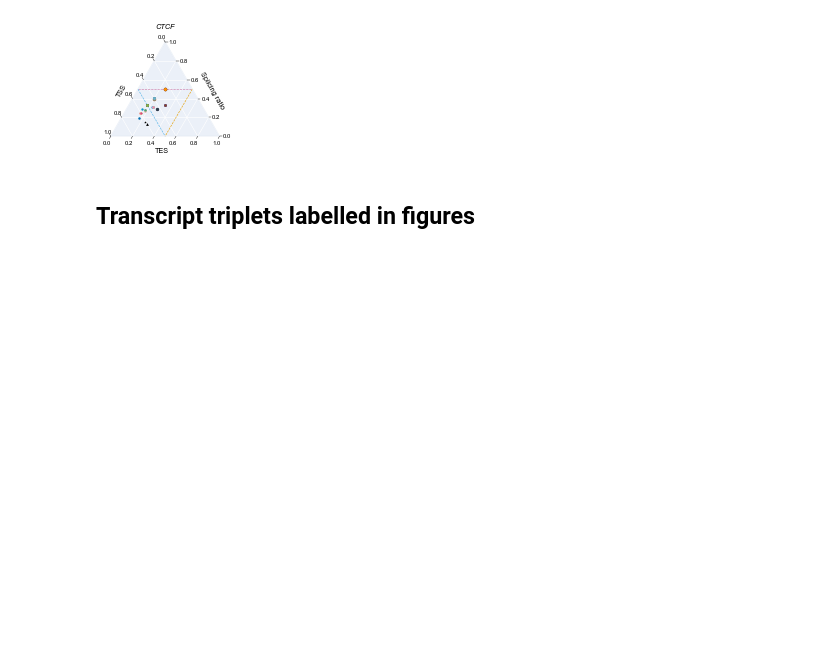
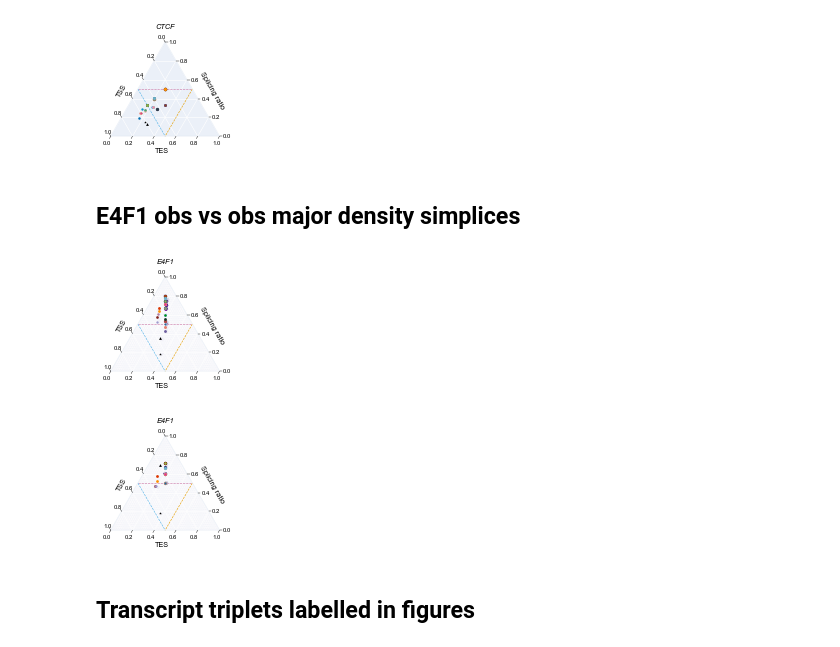
Before and after one commit to fairliereese/rnawg, a Jupyter notebook: figures/fig_4_sample_major/fig_4.ipynb, the cells around one changed output. Cells and saved outputs as stored; diff of their text form; code cells hidden in the pictures; blank space fills up the shorter version.

```diff
--- a/figures/fig_4_sample_major/fig_4.ipynb
+++ b/figures/fig_4_sample_major/fig_4.ipynb
@@ -77,6 +128,13 @@ plot_major_iso_simplex(cerberus_h5, 'ELN')
 plot_major_iso_simplex(cerberus_h5, 'CTCF')
 # %% [output]
 [figure]
+# %% [markdown]
+## E4F1 obs vs obs major density simplices
+# %%
+plot_obs_obs_major_density_simplex(cerberus_h5, 'E4F1')
+# %% [output]
+[figure, added]
+[figure, added]
 # %% [markdown]
 ## Transcript triplets labelled in figures
 # %%
```
Also changed, not shown: parts of 2 cells of this notebook, 4 other files.
